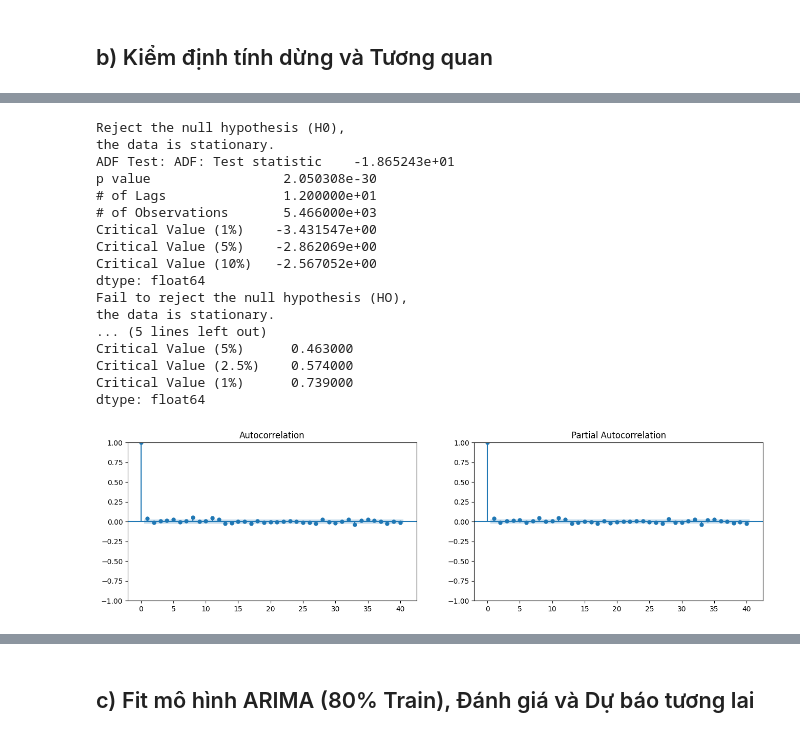
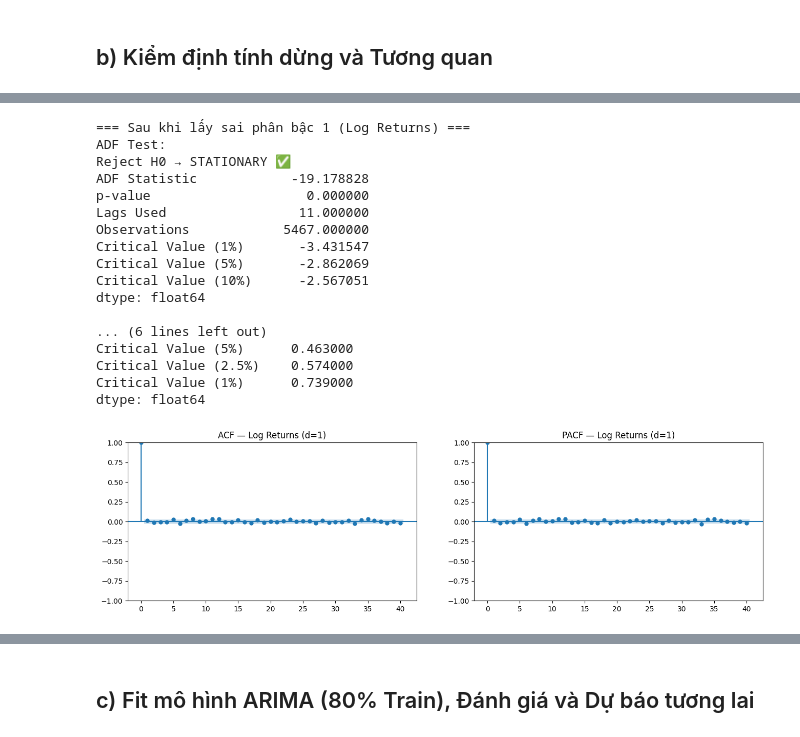
Before and after one commit to lamphat344961-alt/DA_mon_mhtk, a Jupyter notebook: project_3/do_1.ipynb, the cells around one changed output, grey strips where cells are left out. Drawn from its saved outputs; the diff is of its cells as text; code cells hidden in the pictures.

```diff
--- a/project_3/do_1.ipynb
+++ b/project_3/do_1.ipynb
@@ -82,0 +41,13 @@ memory usage: 85.6 KB
+# %%
+df = pd.read_excel('data/GoldSJC_2010_2025.xlsx', index_col='Date', parse_dates=True)
+df = df[['Sell']].resample('D').ffill()  # Điền khoảng trống ngày nghỉ/lễ bằng forward-fill
+
+df_log = np.log(df)
+
+fig, axes = plt.subplots(2, 1, figsize=(13, 8))
+df.plot(ax=axes[0], title='Giá Vàng SJC — Giá gốc (VNĐ/lượng)', color='steelblue')
+axes[0].set_ylabel('VNĐ')
+df_log.plot(ax=axes[1], title='Giá Vàng SJC — Log Price ln(VNĐ)', color='darkorange')
+axes[1].set_ylabel('ln(VNĐ)')
+plt.tight_layout()
+plt.show()
@@ -120,32 +156,35 @@ Critical Value (1%)       0.739000
 dtype: float64
 [figure]
 # %%
-# Lấy sai phân bậc 1
+# Sai phân bậc 1 của Log Price = Log Returns: ln(Pt) - ln(Pt-1)
 df_log_diff = df_log.diff().dropna()
-print("ADF Test:", adf_test(df_log_diff))
-print("\nKPSS Test:", kpss_test(df_log_diff))
 
-# ACF and PACF
+print('=== Sau khi lấy sai phân bậc 1 (Log Returns) ===')
+print('ADF Test:')
+print(adf_test(df_log_diff))
+print('\nKPSS Test:')
+print(kpss_test(df_log_diff))
+
 fig, (ax1, ax2) = plt.subplots(1, 2, figsize=(16, 4))
-plot_acf(df_log_diff, ax=ax1, lags=40)
-plot_pacf(df_log_diff, ax=ax2, lags=40)
+plot_acf(df_log_diff,  ax=ax1, lags=40, title='ACF — Log Returns (d=1)')
+plot_pacf(df_log_diff, ax=ax2, lags=40, title='PACF — Log Returns (d=1)')
 plt.show()
 # %% [output]
-Reject the null hypothesis (H0),
-the data is stationary.
-ADF Test: ADF: Test statistic    -1.865243e+01
-p value                 2.050308e-30
-# of Lags               1.200000e+01
-# of Observations       5.466000e+03
-Critical Value (1%)    -3.431547e+00
-Critical Value (5%)    -2.862069e+00
-Critical Value (10%)   -2.567052e+00
+=== Sau khi lấy sai phân bậc 1 (Log Returns) ===
+ADF Test:
+Reject H0 → STATIONARY ✅
+ADF Statistic            -19.178828
+p-value                    0.000000
+Lags Used                 11.000000
+Observations            5467.000000
+Critical Value (1%)       -3.431547
+Critical Value (5%)       -2.862069
+Critical Value (10%)      -2.567051
 dtype: float64
-Fail to reject the null hypothesis (HO),
-the data is stationary.
-... (5 lines left out)
+
+... (6 lines left out)
 Critical Value (5%)      0.463000
 Critical Value (2.5%)    0.574000
 Critical Value (1%)      0.739000
 dtype: float64
-[figure, old version]
+[figure, new version]
```
Also changed, not shown: parts of 22 cells of this notebook, 4 other files.
